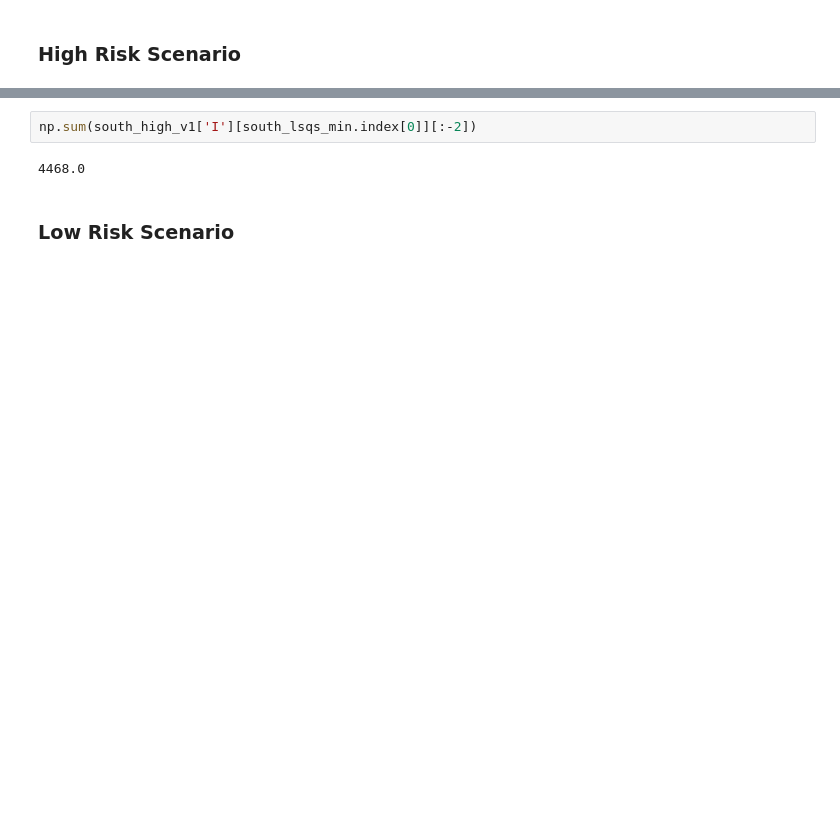
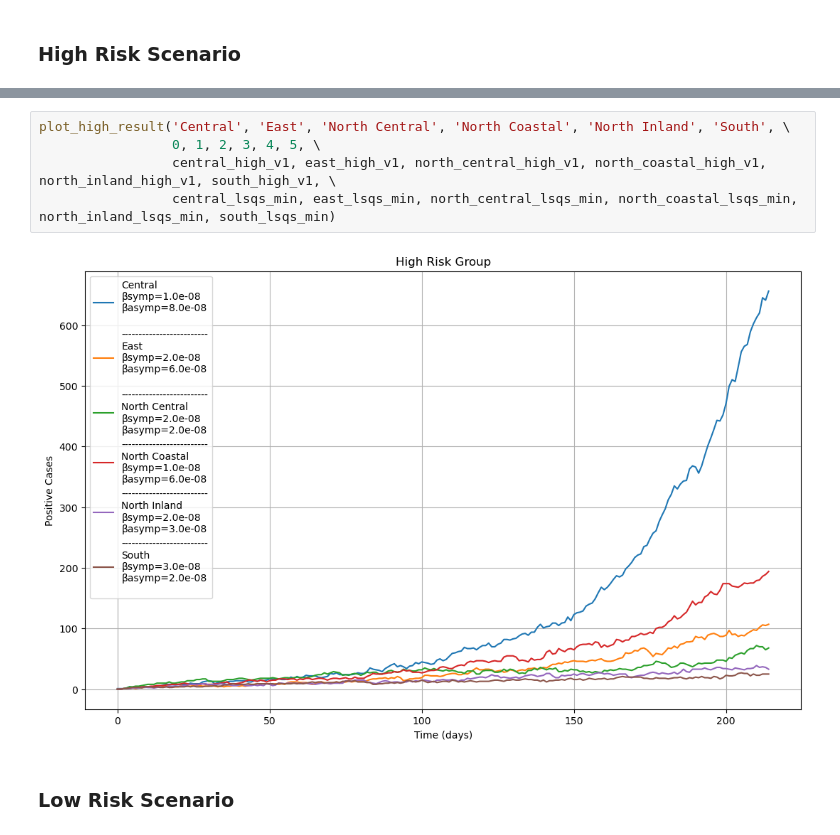
Before and after one commit to kazi0302/COVID-19-Modeling-and-Parameter-Fitting, a Jupyter notebook: Monte Carlo Simulation/MC_simulator_v3.ipynb, the cells around one changed output, grey strips where cells are left out. Saved outputs shown, nothing was run; the diff lists cells and outputs as text; blank space fills up the shorter version.

```diff
--- a/Monte Carlo Simulation/MC_simulator_v3.ipynb
+++ b/Monte Carlo Simulation/MC_simulator_v3.ipynb
@@ -1176,6 +1227,9 @@ ax6.grid()
-# %%
-np.sum(south_high_v1['I'][south_lsqs_min.index[0]][:-2])
-# %% [output]
-4468.0
+# %%
+plot_high_result('Central', 'East', 'North Central', 'North Coastal', 'North Inland', 'South', \
+                 0, 1, 2, 3, 4, 5, \
+                 central_high_v1, east_high_v1, north_central_high_v1, north_coastal_high_v1, north_inland_high_v1, south_high_v1, \
+                 central_lsqs_min, east_lsqs_min, north_central_lsqs_min, north_coastal_lsqs_min, north_inland_lsqs_min, south_lsqs_min)
+# %% [output]
+[figure, added]
 # %% [markdown]
 ### Low Risk Scenario
```
Also changed, not shown: parts of 49 cells of this notebook, 48 other files.
